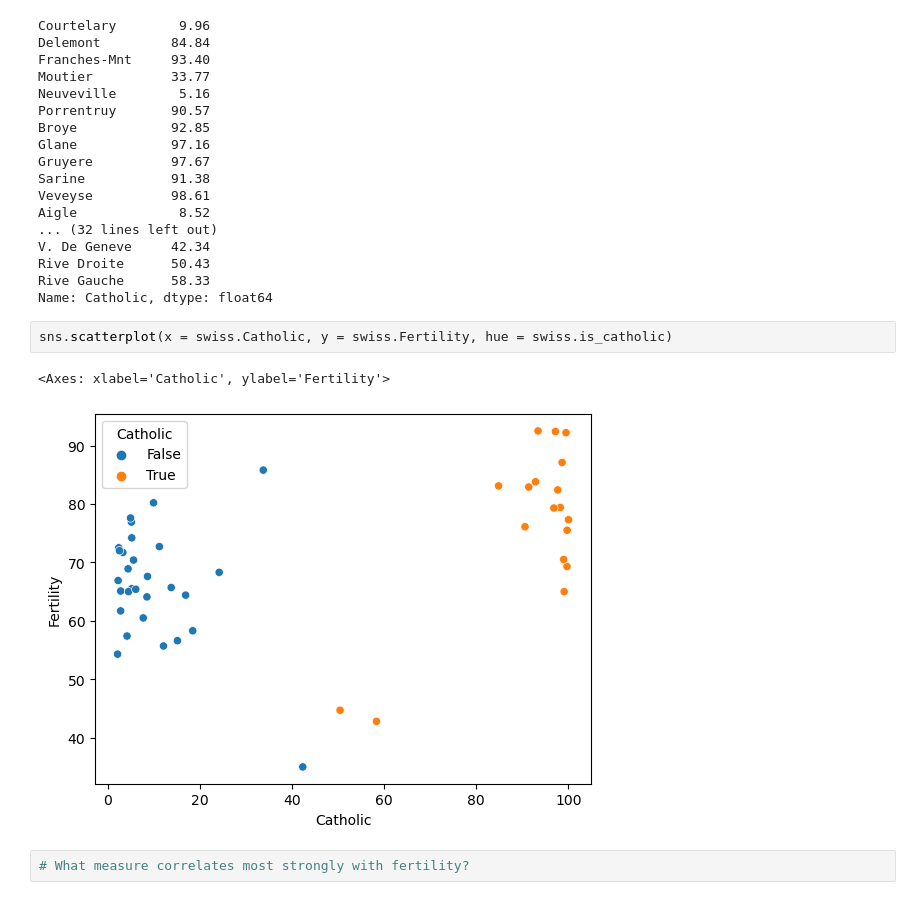
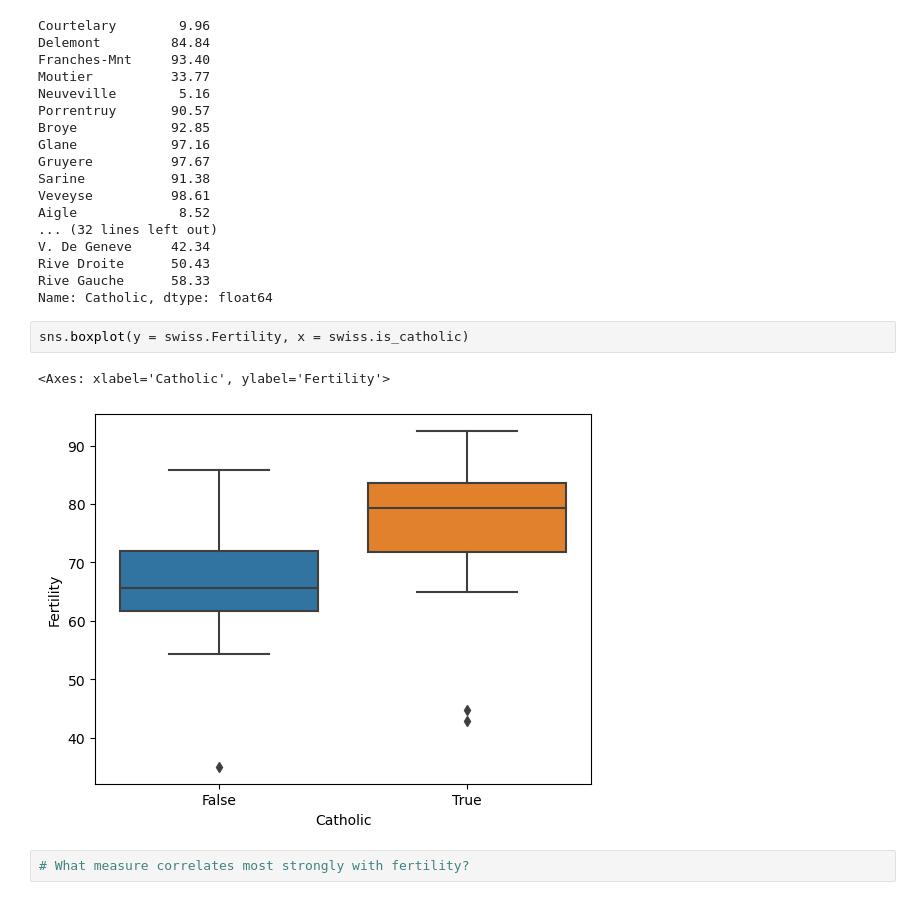
Before and after one commit to kelseyhangyu/ds-libraries-exercises, a Jupyter notebook: seaborn_exercises.ipynb, the cells around one changed output. Cells and saved outputs as stored; diff of their text form.

```diff
--- a/seaborn_exercises.ipynb
+++ b/seaborn_exercises.ipynb
@@ -177,11 +177,11 @@ V. De Geneve     42.34
 Rive Droite      50.43
 Rive Gauche      58.33
 Name: Catholic, dtype: float64
-# %%
-sns.scatterplot(x = swiss.Catholic, y = swiss.Fertility, hue = swiss.is_catholic)
-# %% [output]
-<Axes: xlabel='Catholic', ylabel='Fertility'>
-[figure, removed]
+# %%
+sns.boxplot(y = swiss.Fertility, x = swiss.is_catholic)
+# %% [output]
+<Axes: xlabel='Catholic', ylabel='Fertility'>
+[figure, added]
 # %%
 # What measure correlates most strongly with fertility?
 # %%
```
Also changed, not shown: parts of 27 cells of this notebook.
